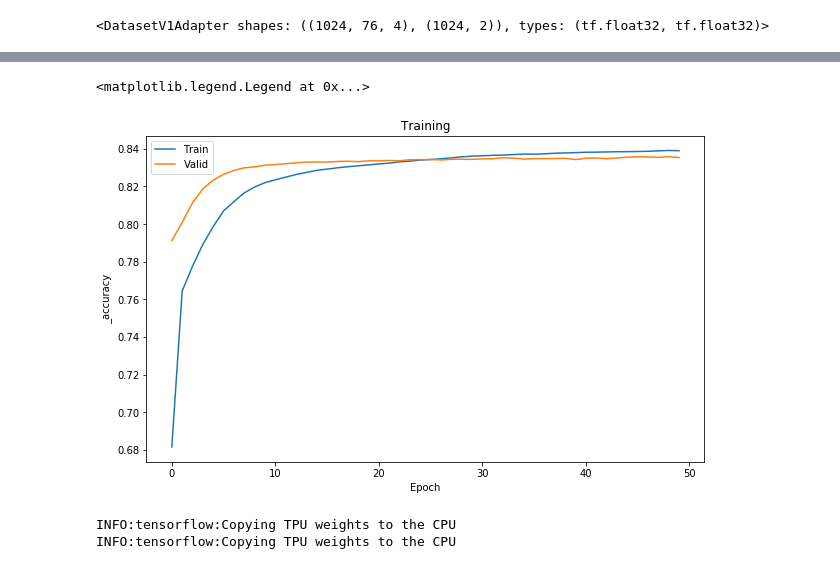
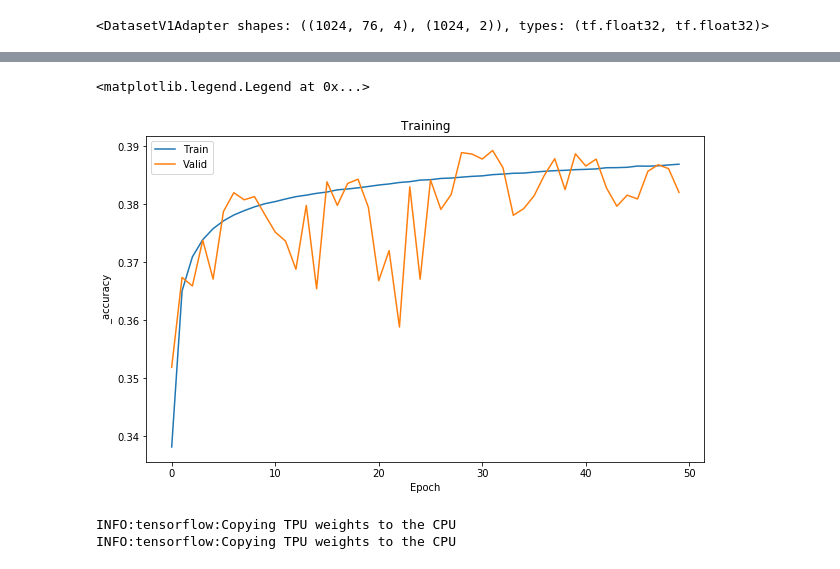
Before and after one commit to cappelchi/Ancient-DNA-with-GPU, a Jupyter notebook: Deep_Learning_on_Ancient_DNA.ipynb, the cells around one changed output, grey strips where cells are left out. Drawn from its saved outputs; the diff is of its cells as text; code cells hidden in the pictures.

```diff
--- a/Deep_Learning_on_Ancient_DNA.ipynb
+++ b/Deep_Learning_on_Ancient_DNA.ipynb
@@ -263,23 +276,14 @@ def f1_metrics(y_true, y_pred):
 # %%
 class MyCustomCallback(tf.keras.callbacks.Callback):
 
-    def __init__(self, x, y, batch_size = batch_size):
-        self.batch_size = batch_size
-        self.x = x
-        self.y = y
+    def on_train_begin(self, logs={}):
+        #self.f1_metrics = []
         self.f1 = 0.0 # здесь будем хранить макс f1
 
+    def on_epoch_end(self, epoch, logs = {}):
+        #print ('logs:', logs)
+        pred_f1 = logs.get('val_f1_metrics')
 
-    def on_epoch_end(self, epoch, logs=None):
-        for i in range(0, int(self.x.shape[0] / self.batch_size)):
-
-            if not(i):
-                predict = np.array(tpu_model.predict(self.x[i * self.batch_size:(i + 1) * self.batch_size,:,:]))
-            else:
-                predict = np.append(predict,tpu_model.predict(self.x[i * self.batch_size:(i + 1) * self.batch_size,:,:]), axis =0)
-
-        predict = np.append(predict, tpu_model.predict(self.x[-1024:,:,:])[- self.x.shape[0] % self.batch_size:,:], axis = 0)
-        pred_f1 = f1(np.argmax(self.y, axis =1), np.argmax(self.x, axis = 1))
         if pred_f1 > self.f1:
             self.f1 = pred_f1
             print(f'Best F1 {self.f1} on epoch: {epoch}')
@@ -367,7 +371,7 @@ history = tpu_model.fit(train_input_fn,
                          validation_steps = 129,
                          callbacks = [
                                       tensorboard,
-                                      MyCustomCallback(test_features, test_labels)
+                                      MyCustomCallback()
                                      ]
                                    )
 print('Training time = ', datetime.datetime.now() - start_training)
@@ -376,15 +396,15 @@ InvalidArgumentError: ignored
 # %%
 plt.figure(figsize=(10,6))
-plt.plot(history.history['binary_accuracy'])
-plt.plot(history.history['val_binary_accuracy'])
+plt.plot(history.history['f1_metrics'])
+plt.plot(history.history['val_f1_metrics'])
 
 plt.xlabel('Epoch')
 plt.ylabel('_accuracy')
 plt.title('Training')
 plt.legend(['Train','Valid'])
 # %% [output]
 <matplotlib.legend.Legend at 0x...>
-[figure, old version]
+[figure, new version]
 # %%
 def save_all(weights_tpu = 'weights_tpu.h5', weights_cpu = 'weights_cpu.h5', model_wpath = 'Ancient_DNA.json'):
 
```
Also changed, not shown: parts of 14 cells of this notebook.
